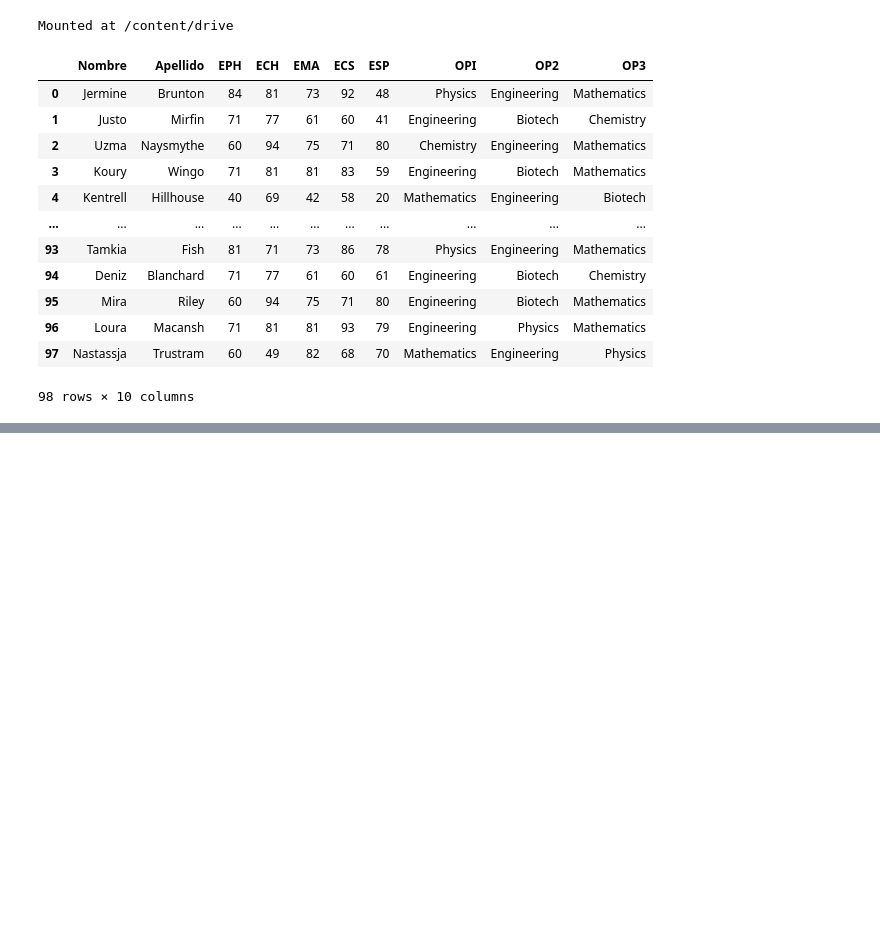
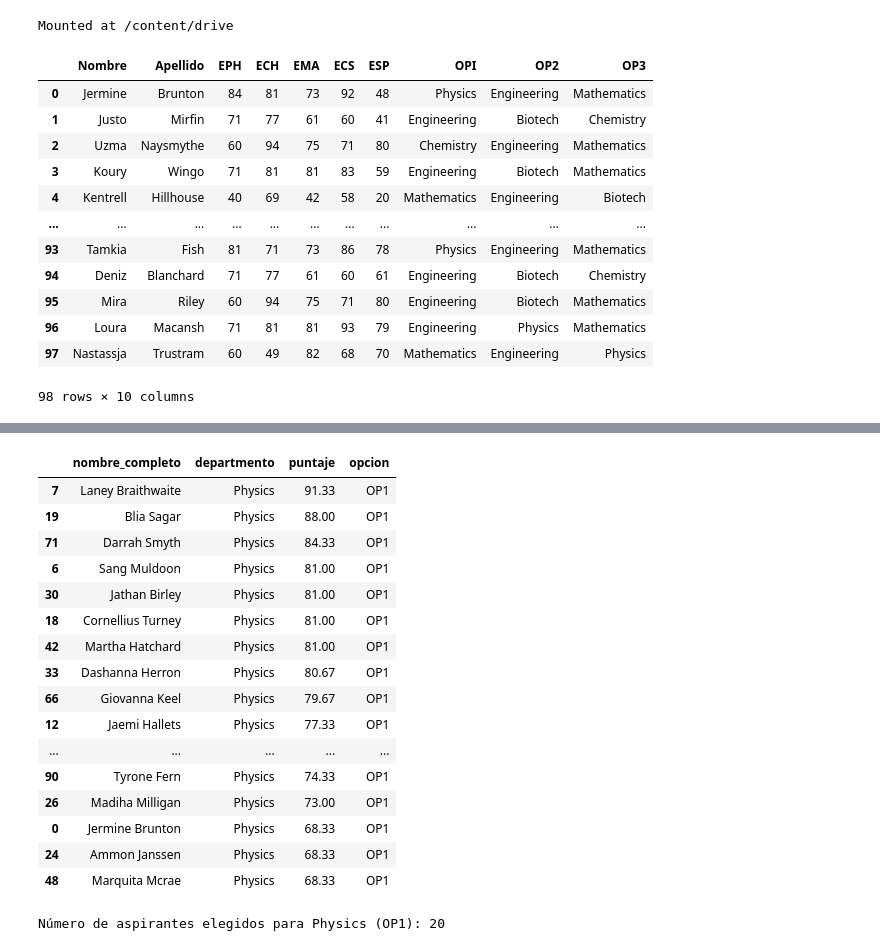
Before and after one commit to Lupitayamir/CursoPhyton, a Jupyter notebook: PROYECTO_3_Proceso_de_admision_1.ipynb, the cells around one changed output, grey strips where cells are left out. Drawn from its saved outputs; the diff is of its cells as text; code cells hidden in the pictures; blank space fills up the shorter version.

```diff
--- a/PROYECTO_3_Proceso_de_admision_1.ipynb
+++ b/PROYECTO_3_Proceso_de_admision_1.ipynb
@@ -27,0 +143,9 @@ df
+# %%
+while True:
+  try:
+    N = int(input("Introduce el número máximo de alumnos en un departamento: "))
+    break
+  except ValueError:
+    print("Entrada inválida. Por favor, introduce un número entero.")
+
+print(f"Límite de admisión por departamento (N): {N}")
@@ -27,0 +165,11 @@ df
+# %%
+departmentos = ["Biotech", "Chemistry", "Engineering", "Mathematics", "Physics"]
+
+while True:
+  departamento_seleccionado = input("Introduce el departamento para la selección (Biotech, Chemistry, Engineering, Mathematics, Physics): ")
+  if departamento_seleccionado in departmentos:
+    break
+  else:
+    print("Departamento inválido. Por favor, elige uno de la lista.")
+
+print(f"Departamento seleccionado: {departamento_seleccionado}")
@@ -27,0 +192,42 @@ df
+# %%
+# Filtrar el DataFrame para el departamento seleccionado y la opción OP1
+aspirantes_departamento = df[(df['OPI'] == departamento_seleccionado)]
+
+# Ordenar por OP1_score en orden descendente
+aspirantes_ordenados = aspirantes_departamento.sort_values(by=['OP1_score'], ascending=[False])
+
+# Seleccionar los N aspirantes con los puntajes más altos
+aspirantes_elegidos = aspirantes_ordenados.head(N)
+
+# Crear la tabla con las columnas especificadas
+tabla_aspirantes_elegidos = pd.DataFrame({
+    'nombre_completo': aspirantes_elegidos['nombre_completo'],
+    'departmento': aspirantes_elegidos['OPI'],
+    'puntaje': aspirantes_elegidos['OP1_score'],
+    'opcion': 'OP1'
+})
+
+# Presentar el contenido de la tabla
+display(tabla_aspirantes_elegidos)
+
+# Imprimir el número de aspirantes elegidos
+print(f"\nNúmero de aspirantes elegidos para {departamento_seleccionado} (OP1): {len(tabla_aspirantes_elegidos)}")
+# %% [output]
+|  | nombre_completo | departmento | puntaje | opcion |
+| 7 | Laney Braithwaite | Physics | 91.33 | OP1 |
+| 19 | Blia Sagar | Physics | 88.00 | OP1 |
+| 71 | Darrah Smyth | Physics | 84.33 | OP1 |
+| 6 | Sang Muldoon | Physics | 81.00 | OP1 |
+| 30 | Jathan Birley | Physics | 81.00 | OP1 |
+| 18 | Cornellius Turney | Physics | 81.00 | OP1 |
+| 42 | Martha Hatchard | Physics | 81.00 | OP1 |
+| 33 | Dashanna Herron | Physics | 80.67 | OP1 |
+| 66 | Giovanna Keel | Physics | 79.67 | OP1 |
+| 12 | Jaemi Hallets | Physics | 77.33 | OP1 |
+| ... | ... | ... | ... | ... |
+| 90 | Tyrone Fern | Physics | 74.33 | OP1 |
+| 26 | Madiha Milligan | Physics | 73.00 | OP1 |
+| 0 | Jermine Brunton | Physics | 68.33 | OP1 |
+| 24 | Ammon Janssen | Physics | 68.33 | OP1 |
+| 48 | Marquita Mcrae | Physics | 68.33 | OP1 |
+Número de aspirantes elegidos para Physics (OP1): 20
```
Also changed, not shown: parts of 11 cells of this notebook.
